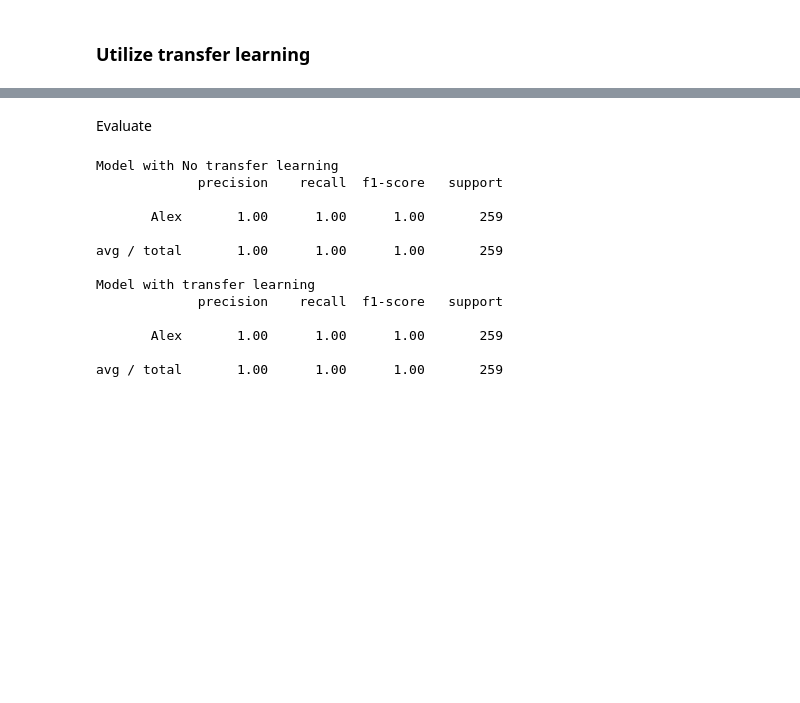
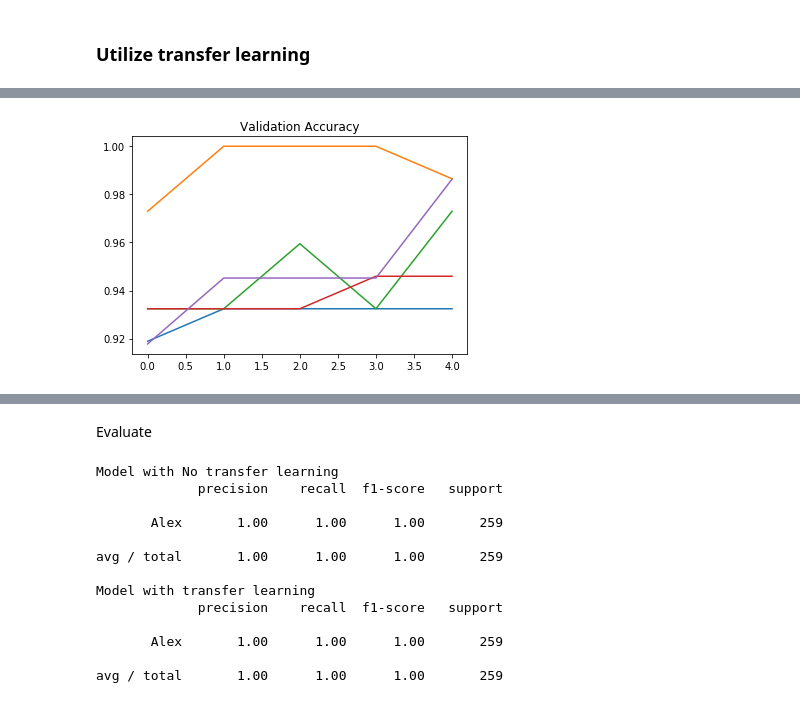
Before and after one commit to Gnosky/Data401Project4, a Jupyter notebook: AlexHunterNet-Raw-3-Channel.ipynb, the cells around one changed output, grey strips where cells are left out. Drawn from its saved outputs; the diff is of its cells as text; code cells hidden in the pictures; blank space fills up the shorter version.

```diff
--- a/AlexHunterNet-Raw-3-Channel.ipynb
+++ b/AlexHunterNet-Raw-3-Channel.ipynb
@@ -131,15 +252,19 @@ Epoch 5/5
 # %%
-filepath = "caltech_101_raw_3_channel_no_pyramid.h5"
-trans_model = load_model(filepath)
+def initialize_transfer_model():
+    filepath = "caltech_101_raw_3_channel_bigger_conv.h5"
+    trans_model = load_model(filepath)
 
-# Allow no weight adjustments for the pretrained layers
-for layer in trans_model.layers:
-    layer.trainable = False
+    for i in range(4):
+        trans_model.pop()
 
-trans_model.add(Conv2D(32,(2,2)))
-trans_model.add(MaxPooling2D((1,1)))
-trans_model.add(Flatten())
-trans_model.add(Dense(128,activation='relu'))
+    # Allow no weight adjustments for the pretrained layers
+    for layer in trans_model.layers:
+        layer.trainable = False
 
-# Classification Layer
-trans_model.add(Dense(num_classes, activation='softmax'))
+    trans_model.add(Flatten())
+#     trans_model.add(Dense(128,activation='relu', kernel_initializer=glorot))
+#     transfer_model.add(Dropout(.3))
+    # Classification Layer
+    trans_model.add(Dense(num_classes, activation='softmax'))
+
+    return trans_model
@@ -173,0 +271,13 @@ Epoch 5/5
+# %%
+#data augmentation
+datagen_transfer = ImageDataGenerator(
+    featurewise_center=False,  # set input mean to 0 over the dataset
+    samplewise_center=False,  # set each sample mean to 0
+    featurewise_std_normalization=False,  # divide inputs by std of the dataset
+    samplewise_std_normalization=False,  # divide each input by its std
+    zca_whitening=False,  # apply ZCA whitening
+    rotation_range=10,  # randomly rotate images in the range (degrees, 0 to 180)
+    width_shift_range=0,  # randomly shift images horizontally (fraction of total width)
+    height_shift_range=.15,  # randomly shift images vertically (fraction of total height)
+    horizontal_flip=True,  # randomly flip images
+    vertical_flip=False)  # randomly flip images
@@ -173,0 +344,6 @@ Epoch 5/5
+# %%
+for hist in trans_model_hist_dict.values():
+    plt.plot(hist.history['val_acc'])
+    plt.title('Validation Accuracy')
+# %% [output]
+[figure, added]
```
Also changed, not shown: parts of 18 cells of this notebook, 1 other file.
